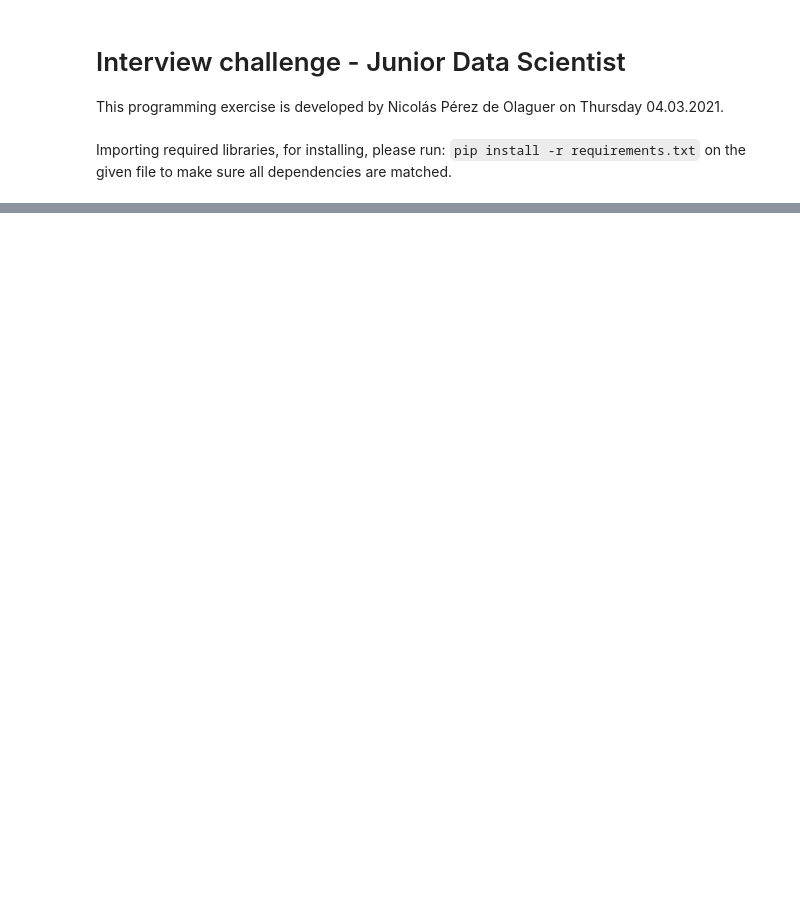
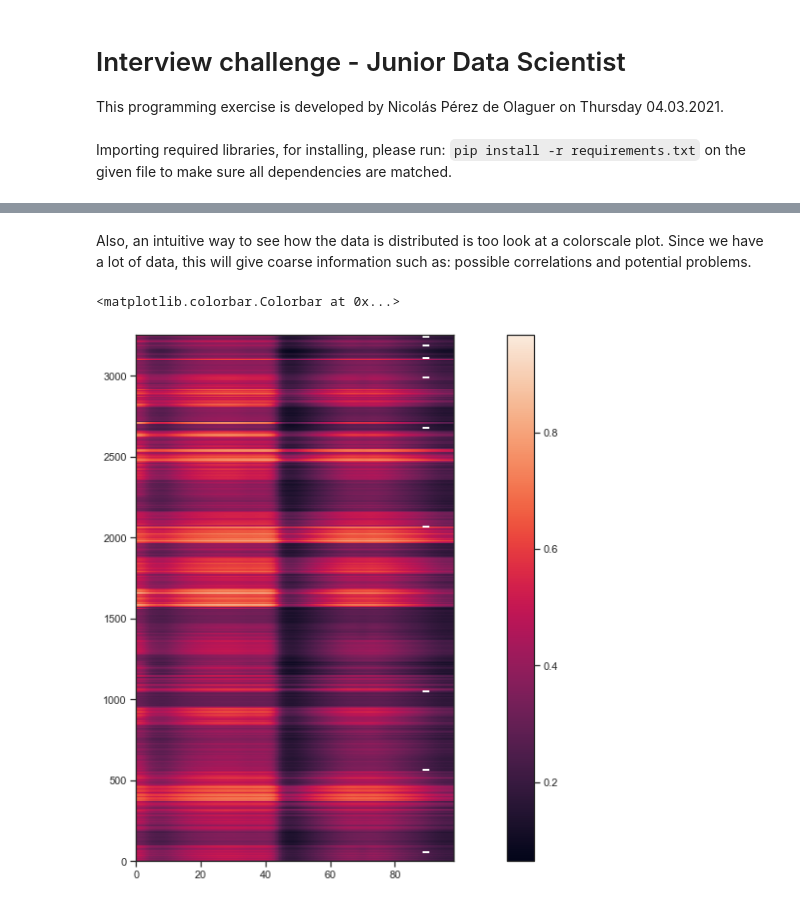
Before and after one commit to nicolasperezdeo/stenon_challenge, a Jupyter notebook: junior_DS_challenge.ipynb, the cells around one changed output, grey strips where cells are left out. Drawn from its saved outputs; the diff is of its cells as text; code cells hidden in the pictures; blank space fills up the shorter version.

Commit message:
[feature] Analysis of the data and first model

```diff
--- a/junior_DS_challenge.ipynb
+++ b/junior_DS_challenge.ipynb
@@ -35,0 +21,4 @@ AttributeError: '_csv.reader' object has no attribute 'next'
+# %%
+plt.style.use('ggplot')
+matplotlib.rcParams['figure.figsize'] = (20.0, 10.0)
+sns.set_theme(style="ticks", color_codes=True)
@@ -35,0 +27,11 @@ AttributeError: '_csv.reader' object has no attribute 'next'
+# %%
+def read_csv_data(filename: str, delimiter: str) -> pd.DataFrame:
+    """
+    Function that loads a given .csv file using Pandas library and return it in a DataFrame object.
+    :param filename: String containing the filename.
+    :param delimiter: String of the csv delimiter.
+    :return: Pandas DataFrame
+    """
+    df = pd.read_csv(filename, sep=delimiter)
+
+    return df
@@ -35,0 +42,10 @@ AttributeError: '_csv.reader' object has no attribute 'next'
+# %%
+current_path = os.getcwd()
+
+# Defining the filename
+filename = 'challenge_juniorDS_feb2021.csv'
+
+file_path = os.path.join(current_path, filename)
+
+# Loading data from the given file
+raw_data = read_csv_data(file_path, ';')
@@ -35,0 +68,10 @@ AttributeError: '_csv.reader' object has no attribute 'next'
+# %%
+# Divide the data frame in sensor data and descriptive data(device id, labels, etc.)
+
+sensor_data = raw_data[raw_data.columns[:-8]]
+
+misc_cols = [ 'device_id','label1', 'label2', 'field_id', 'position_id', 'spot_id', 'mID', 'date']
+misc_data = raw_data[misc_cols]
+
+# Use describe function on sensor data to see numerical insights.
+sensor_data.describe()
@@ -35,0 +89,8 @@ AttributeError: '_csv.reader' object has no attribute 'next'
+# %% [markdown]
+Also, an intuitive way to see how the data is distributed is too look at a colorscale plot. Since we have a lot of data, this will give coarse information such as: possible correlations and potential problems.
+# %%
+plt.imshow(sensor_data, origin = 'upper', extent = [0, 98, 0, 3255], aspect = 0.05)
+plt.colorbar()
+# %% [output]
+<matplotlib.colorbar.Colorbar at 0x...>
+[figure, added]
```
Also changed, not shown: parts of 59 cells of this notebook, 1 other file.
